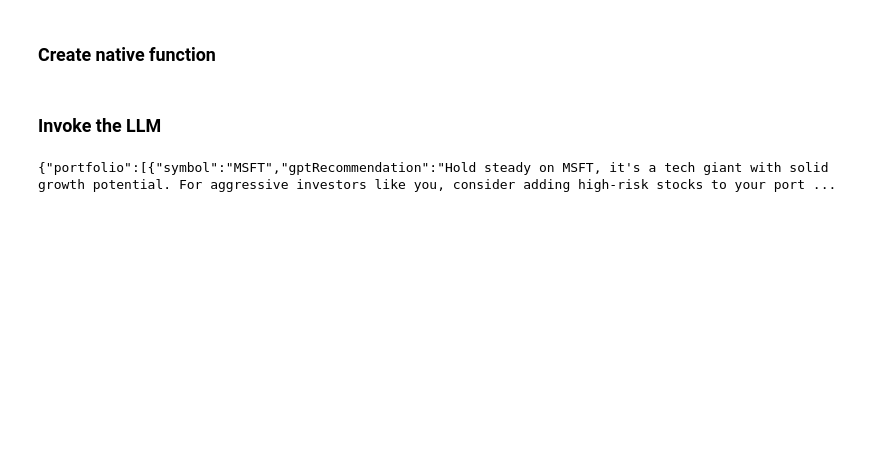
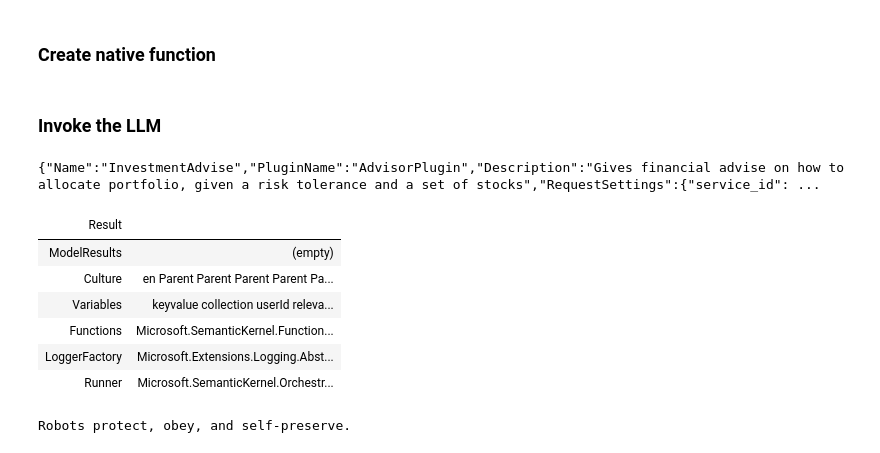
Before and after one commit to Azure-Samples/miyagi, a Jupyter notebook: sandbox/usecases/rag/dotnet/Getting-started.ipynb, the cells around one changed output. Saved outputs shown, nothing was run; the diff lists cells and outputs as text; code cells hidden in the pictures; blank space fills up the shorter version.

```diff
--- a/sandbox/usecases/rag/dotnet/Getting-started.ipynb
+++ b/sandbox/usecases/rag/dotnet/Getting-started.ipynb
@@ -257,8 +302,46 @@ kernel.ImportSkill(new UserProfilePlugin(), "UserProfilePlugin");
 # %% [markdown]
 ### Invoke the LLM
-# %%
-var result = await kernel.Func("AdvisorPlugin", "InvestmentAdvise").InvokeAsync(context);
-
-Console.WriteLine(result);
-# %% [output]
-{"portfolio":[{"symbol":"MSFT","gptRecommendation":"Hold steady on MSFT, it's a tech giant with solid growth potential. For aggressive investors like you, consider adding high-risk stocks to your port ...
+# %%
+using Microsoft.SemanticKernel.TemplateEngine.Basic;
+
+var promptRenderer = new BasicPromptTemplateEngine();
+var renderedPrompt = await promptRenderer.RenderAsync(advisorPlugin["InvestmentAdvise"].ToString(), context);
+Console.WriteLine(renderedPrompt);
+# %% [output]
+{"Name":"InvestmentAdvise","PluginName":"AdvisorPlugin","Description":"Gives financial advise on how to allocate portfolio, given a risk tolerance and a set of stocks","RequestSettings":{"service_id": ...
+# %%
+context
+# %% [output]
+| Result |  |
+| ModelResults | (empty) |
+| Culture | en Parent Parent Parent Parent Pa... |
+| Variables | keyvalue collection userId releva... |
+| Functions | Microsoft.SemanticKernel.Function... |
+| LoggerFactory | Microsoft.Extensions.Logging.Abst... |
+| Runner | Microsoft.SemanticKernel.Orchestr... |
+# %%
+string skPrompt = @"
+{{$input}}
+
+Give me the TLDR in 5 words.
+";
+
+var textToSummarize = @"
+    1) A robot may not injure a human being or, through inaction,
+    allow a human being to come to harm.
+
+    2) A robot must obey orders given it by human beings except where
+    such orders would conflict with the First Law.
+
+    3) A robot must protect its own existence as long as such protection
+    does not conflict with the First or Second Law.
+";
+
+var tldrFunction = kernel.CreateSemanticFunction(skPrompt, requestSettings: new OpenAIRequestSettings { MaxTokens = 2000, Temperature = 0.2, TopP = 0.5 });
+
+var summaryResult = await kernel.RunAsync(textToSummarize, tldrFunction);
+var summary = summaryResult.GetValue<string>();
+
+Console.WriteLine(summary);
+# %% [output]
+Robots protect, obey, and self-preserve.
```
Also changed, not shown: parts of 23 cells of this notebook.
